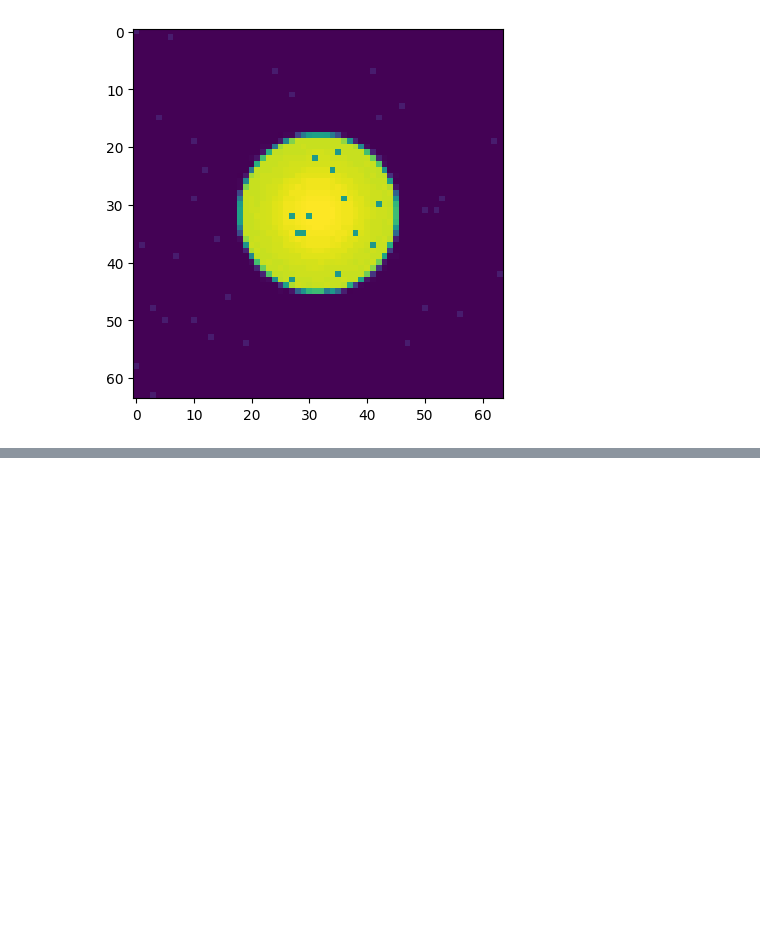
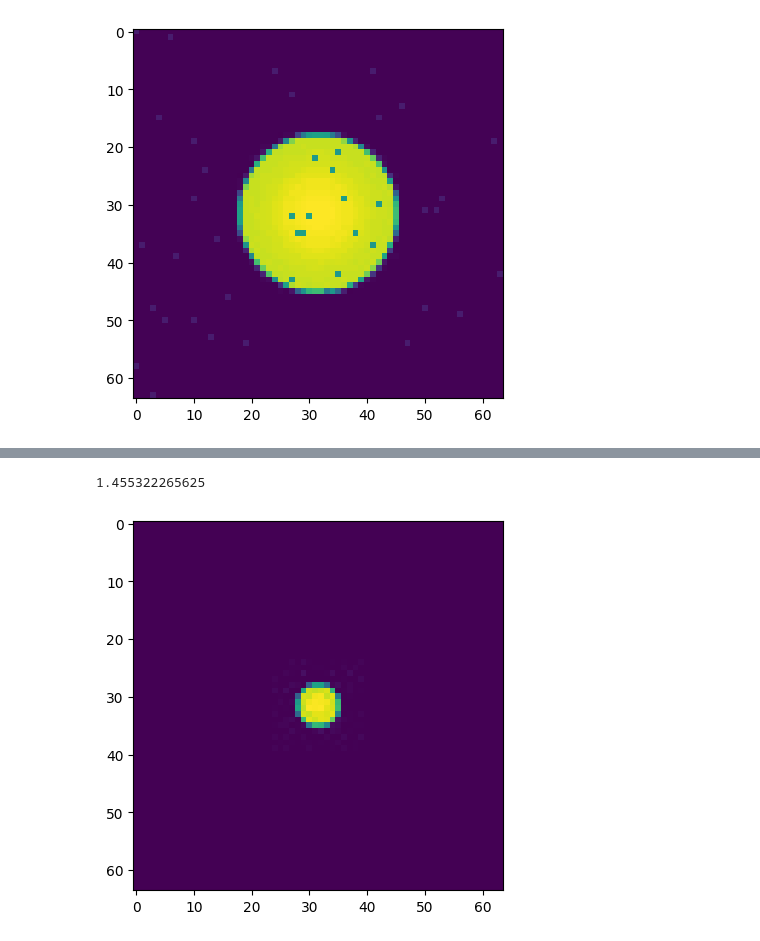
Before and after one commit to Yurivanderburg/II_GAN, a Jupyter notebook: ellipsoids/Tests.ipynb, the cells around one changed output, grey strips where cells are left out. Saved outputs shown, nothing was run; the diff lists cells and outputs as text; code cells hidden in the pictures; blank space fills up the shorter version.

```diff
--- a/ellipsoids/Tests.ipynb
+++ b/ellipsoids/Tests.ipynb
@@ -68,0 +88,7 @@ plt.imshow(ellipse_sap)
+# %%
+img_nomeanshift = mpimg.imread("Data/Ellipsoids/SAP/train/590.jpg")
+plt.imshow(img_nomeanshift[:,:64])
+np.mean(img_nomeanshift[:,:64])
+# %% [output]
+1.455322265625
+[figure, added]
```
Also changed, not shown: parts of 4 cells of this notebook, 11 other files.
